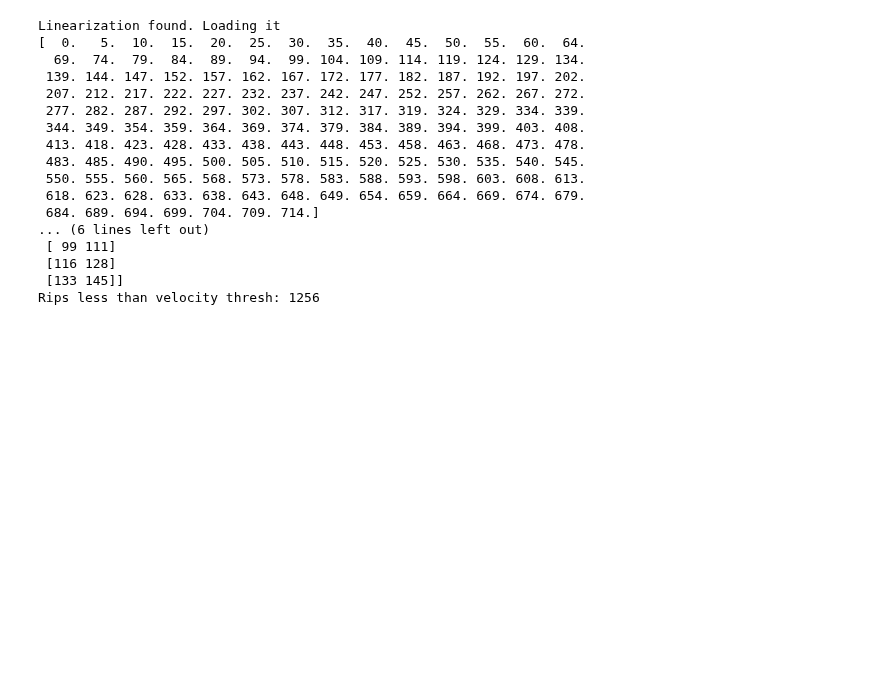
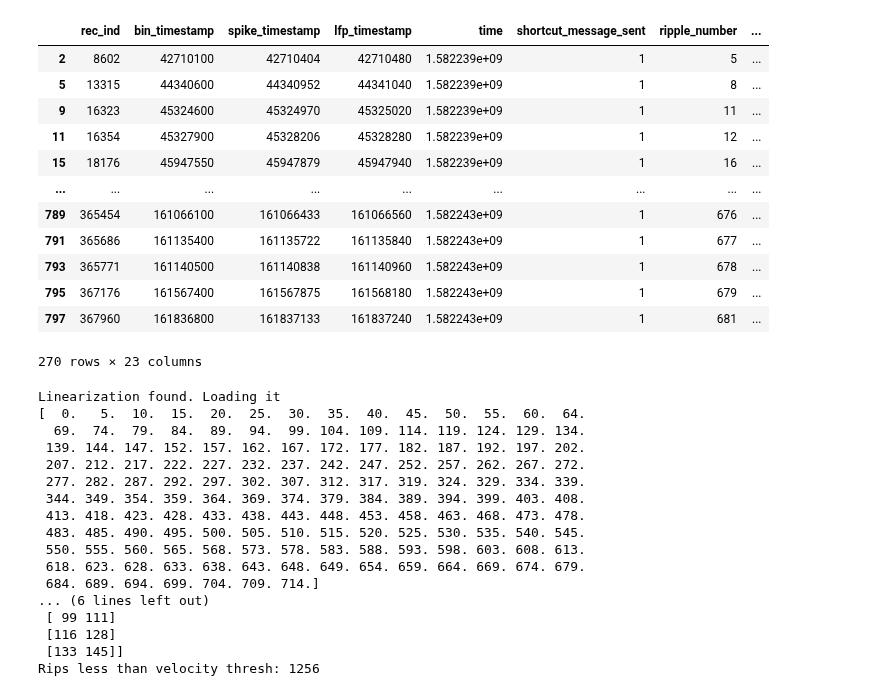
Before and after one commit to trevortknguyen/spykshrk_realtime, a Jupyter notebook: jupyter-notebooks/realtime_replay_matching.ipynb, the cells around one changed output. Cells and saved outputs as stored; diff of their text form; code cells hidden in the pictures; blank space fills up the shorter version.

```diff
--- a/jupyter-notebooks/realtime_replay_matching.ipynb
+++ b/jupyter-notebooks/realtime_replay_matching.ipynb
@@ -82,3 +83,31 @@ encoder_data1
+# %%
+# 2-20 post sum length
+encoder_data2 = store['rec_3']
+decoder_data2 = store['rec_4']
+decoder_missed_spikes2 = store['rec_5']
+likelihood_data2 = store['rec_6']
+occupancy_data2 = store['rec_7']
+ripple_data2 = store['rec_1']
+#stim_state = store['rec_10']
+stim_lockout2 = store['rec_11']
+stim_message2 = store['rec_12']
+timing2 = store['rec_100']
+# %%
+stim_message2[stim_message2['shortcut_message_sent']==1]
+# %% [output]
+|  | rec_ind | bin_timestamp | spike_timestamp | lfp_timestamp | time | shortcut_message_sent | ripple_number | ... |
+| 2 | 8602 | 42710100 | 42710404 | 42710480 | 1.582239e+09 | 1 | 5 | ... |
+| 5 | 13315 | 44340600 | 44340952 | 44341040 | 1.582239e+09 | 1 | 8 | ... |
+| 9 | 16323 | 45324600 | 45324970 | 45325020 | 1.582239e+09 | 1 | 11 | ... |
+| 11 | 16354 | 45327900 | 45328206 | 45328280 | 1.582239e+09 | 1 | 12 | ... |
+| 15 | 18176 | 45947550 | 45947879 | 45947940 | 1.582239e+09 | 1 | 16 | ... |
+| ... | ... | ... | ... | ... | ... | ... | ... | ... |
+| 789 | 365454 | 161066100 | 161066433 | 161066560 | 1.582243e+09 | 1 | 676 | ... |
+| 791 | 365686 | 161135400 | 161135722 | 161135840 | 1.582243e+09 | 1 | 677 | ... |
+| 793 | 365771 | 161140500 | 161140838 | 161140960 | 1.582243e+09 | 1 | 678 | ... |
+| 795 | 367176 | 161567400 | 161567875 | 161568180 | 1.582243e+09 | 1 | 679 | ... |
+| 797 | 367960 | 161836800 | 161837133 | 161837240 | 1.582243e+09 | 1 | 681 | ... |
+270 rows × 23 columns
 # %%
 #this is the most recent offline decode
 file_path = '/stelmo/mcoulter/oct_2019_decoding/remy_20_2_shuffle_0_posteriors_functionalized_150_decode_whole.h5'
```
Also changed, not shown: parts of 16 cells of this notebook, 1 other file.
